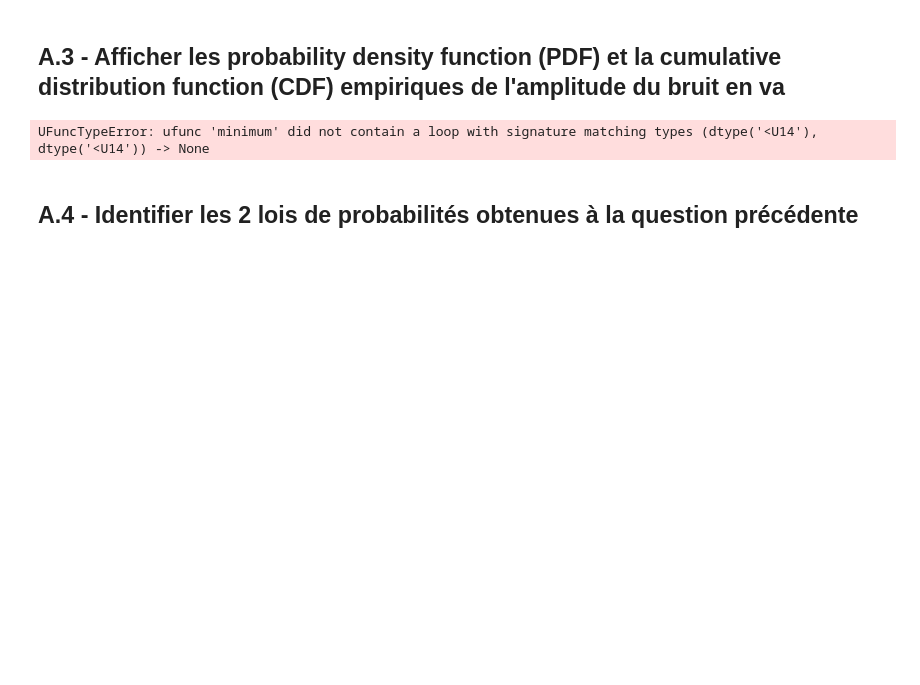
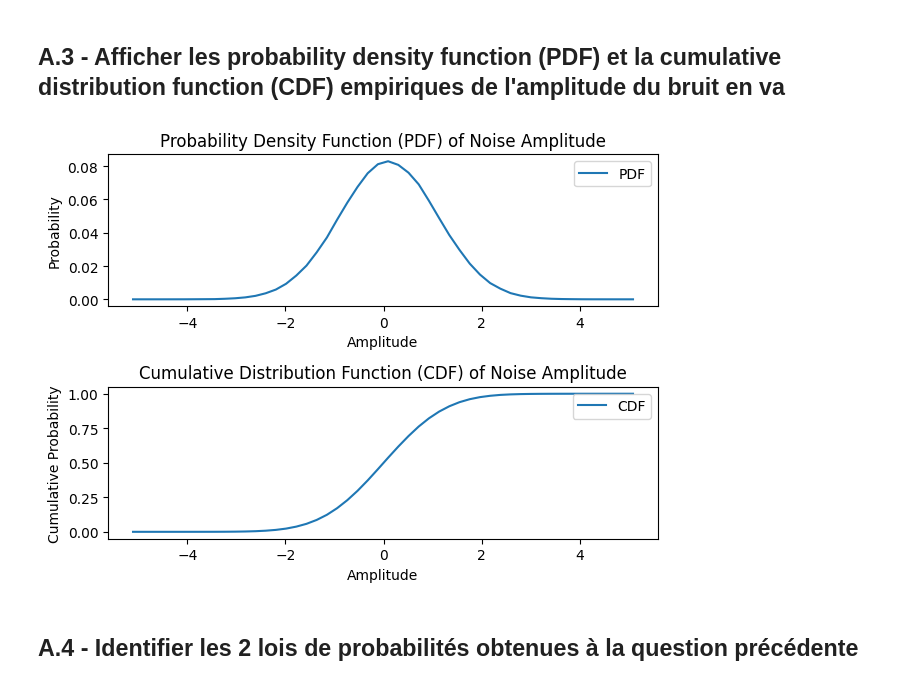
Before and after one commit to shahaf38/Stats-Tests_Hypotheses, a Jupyter notebook: Stats-Tests_Hypotheses.ipynb, the cells around one changed output. Cells and saved outputs as stored; diff of their text form; code cells hidden in the pictures; blank space fills up the shorter version.

Commit message:
Calculate CDF, Calculate PDF, Plot

```diff
--- a/Stats-Tests_Hypotheses.ipynb
+++ b/Stats-Tests_Hypotheses.ipynb
@@ -123,35 +123,35 @@ plt.show()
 # %%
 
 # Calculate PDF
-hist, bin_edges = np.histogram(file_name, bins=50, density=True)
+hist, bin_edges = np.histogram(data, bins=50, density=True)
 pdf = hist / sum(hist)
 
 # Calculate CDF
 cdf = np.cumsum(pdf)
 
 # Plot PDF
 plt.subplot(2, 1, 1)
 plt.plot(bin_edges[1:], pdf, label='PDF')
 plt.title('Probability Density Function (PDF) of Noise Amplitude')
 plt.xlabel('Amplitude')
 plt.ylabel('Probability')
 plt.legend()
 
 # Plot CDF
 plt.subplot(2, 1, 2)
 plt.plot(bin_edges[1:], cdf, label='CDF')
 plt.title('Cumulative Distribution Function (CDF) of Noise Amplitude')
 plt.xlabel('Amplitude')
 plt.ylabel('Cumulative Probability')
 plt.legend()
 
 # Adjust layout for better visualization
 plt.tight_layout()
 
 # Show the plot
 plt.show()
 # %% [output]
-UFuncTypeError: ufunc 'minimum' did not contain a loop with signature matching types (dtype('<U14'), dtype('<U14')) -> None
+[figure, added]
 # %% [markdown]
 ## A.4 - Identifier les 2 lois de probabilités obtenues à la question précédente
 # %% [markdown]
```
